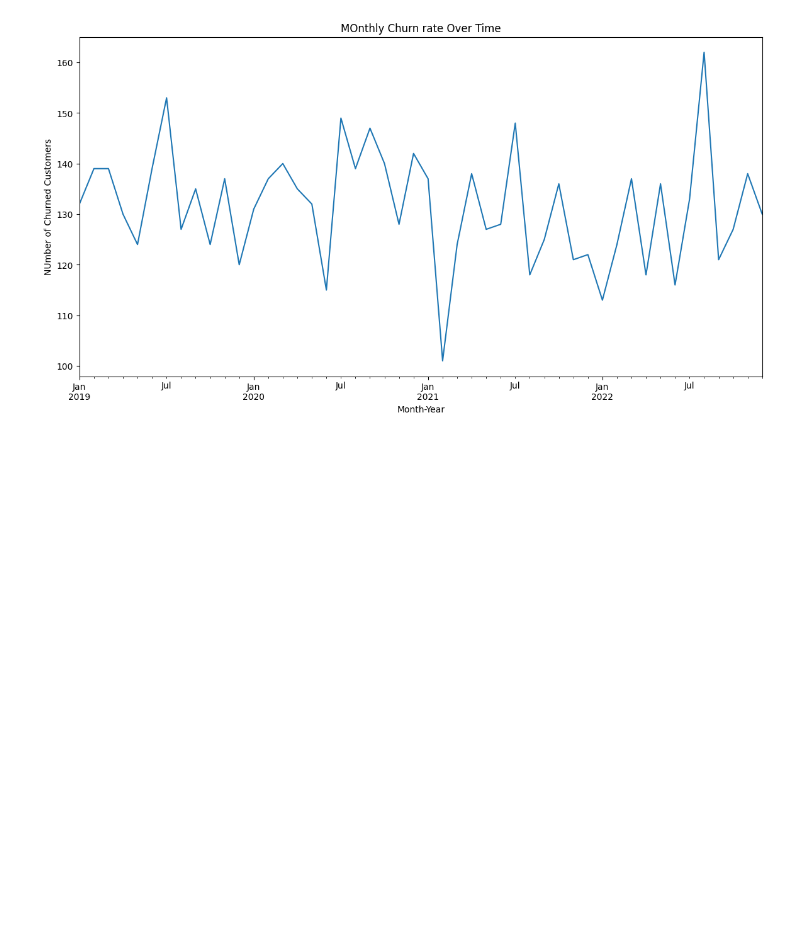
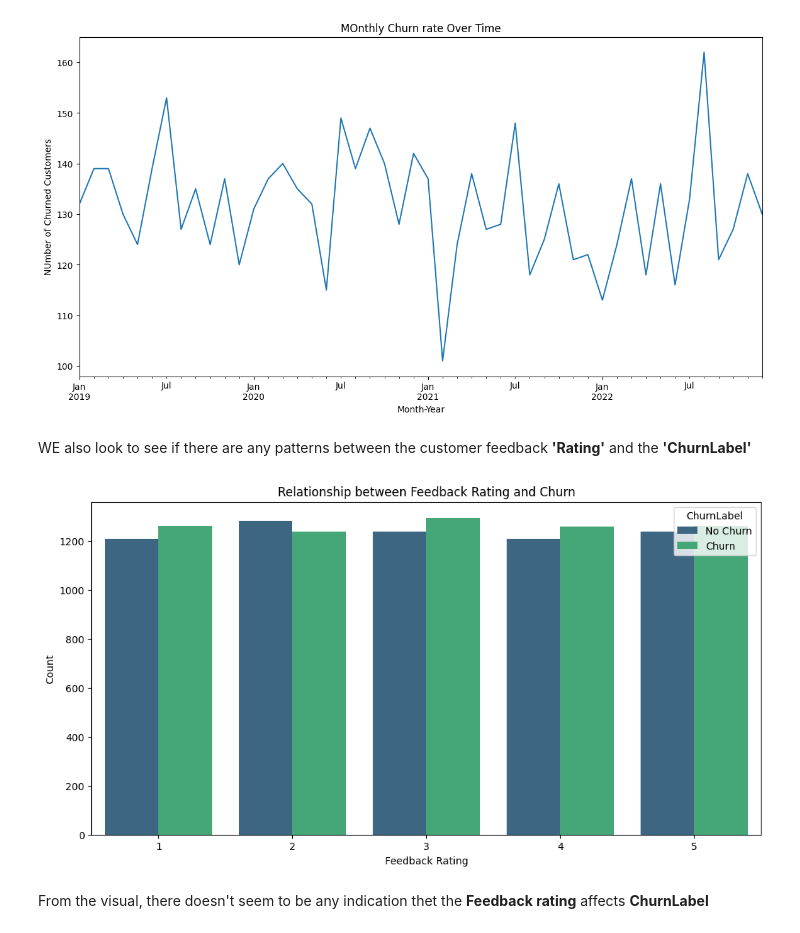
Before and after one commit to EricOdhiambo/Customer-Churn-Prediction-in-a-Telecommunication-company, a Jupyter notebook: customer_churn.ipynb, the cells around one changed output. Cells and saved outputs as stored; diff of their text form; code cells hidden in the pictures; blank space fills up the shorter version.

```diff
--- a/customer_churn.ipynb
+++ b/customer_churn.ipynb
@@ -249,3 +249,23 @@ plt.xlabel('Month-Year')
 plt.show()
 # %% [output]
 [figure]
+# %% [markdown]
+WE also look to see if there are any patterns between the customer feedback **'Rating'** and the **'ChurnLabel'**
+# %%
+# extract the rating ratings from the feedback columns and creating a new column for it
+
+customer_df['FeedbackRating'] = customer_df['Feedback'].apply(lambda x: eval(x)['Rating'])
+
+
+#plot the relationship between feedback rating and chur
+plt.figure(figsize=(12, 6))
+sns.countplot(x='FeedbackRating', data=customer_df, hue='ChurnLabel', palette='viridis')
+plt.title('Relationship between Feedback Rating and Churn')
+plt.xlabel('Feedback Rating')
+plt.ylabel('Count')
+plt.legend(title='ChurnLabel', loc='upper right', labels=['No Churn', 'Churn'])
+plt.show()
+# %% [output]
+[figure, added]
+# %% [markdown]
+From the visual, there doesn't seem to be any indication thet the **Feedback rating** affects **ChurnLabel**
```
